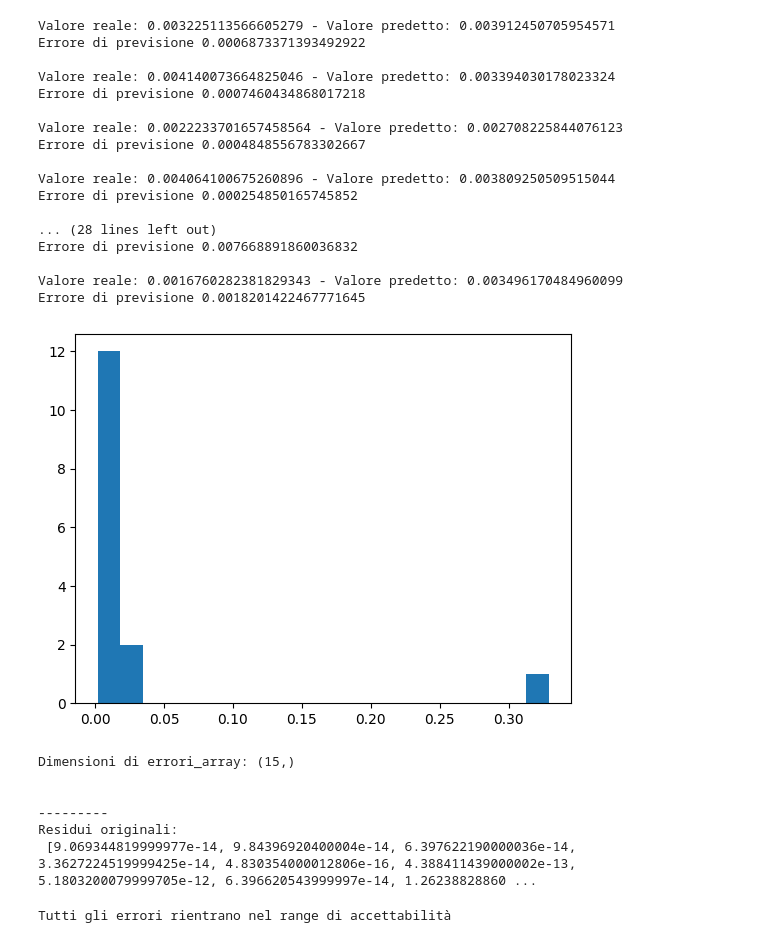
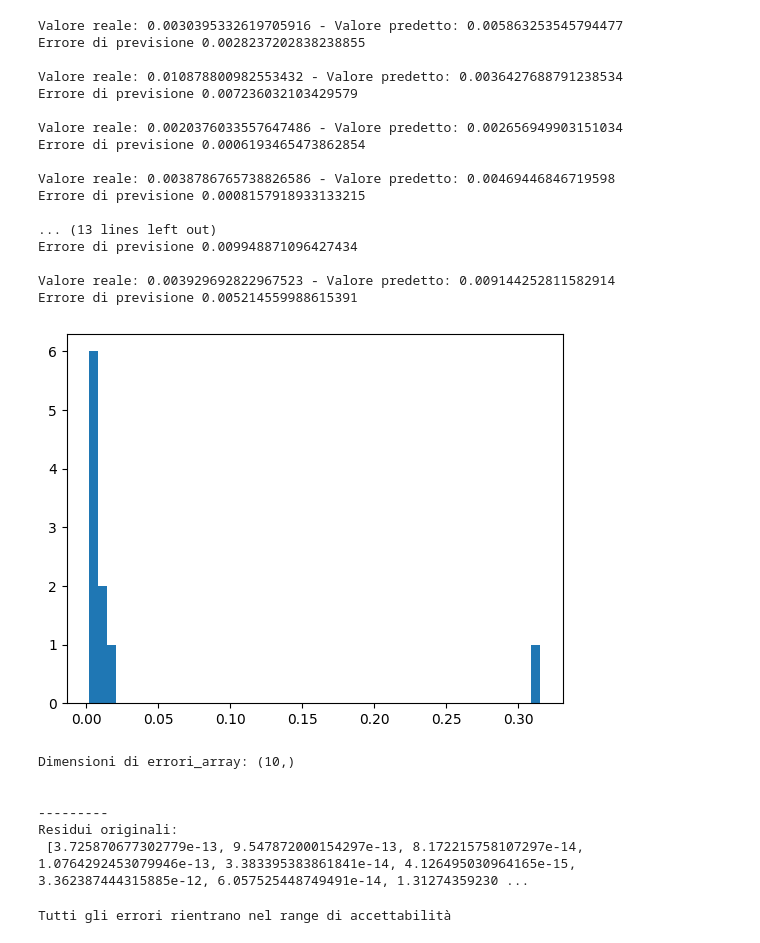
Before and after one commit to LorisMinetti/Permeability_Eval_AI, a Jupyter notebook: Notebook.ipynb, the cells around one changed output. Drawn from its saved outputs; the diff is of its cells as text; code cells hidden in the pictures.

```diff
--- a/Notebook.ipynb
+++ b/Notebook.ipynb
@@ -79,0 +45,4 @@ df_scaled.describe()
+# %%
+#### voglio rimuoveretutti i valori = 0 della colonna k_m2
+df = df[df.k_m2 != 0]
+print(df)
@@ -79,0 +164,3 @@ df_scaled.describe()
+# %%
+#voglio resettare gli indici di df
+df.reset_index(drop=True, inplace=True)
@@ -79,0 +187,28 @@ df_scaled.describe()
+# %%
+from sklearn.metrics import mean_squared_error
+from sklearn.model_selection import train_test_split
+from sklearn.linear_model import LinearRegression
+from sklearn.preprocessing import StandardScaler, MinMaxScaler
+from sklearn.ensemble import RandomForestRegressor
+import matplotlib.pyplot as plt
+import numpy as np
+from numpy import real
+
+# Seleziona le colonne da scalare (tutte eccetto 'k_m2')
+columns_to_scale = df.columns.difference(['k_m2'])
+
+#Standardizza i dati con lo scaler
+scaler = MinMaxScaler()
+
+# Standardizza solo le colonne selezionate
+scaled_data = scaler.fit_transform(df[columns_to_scale])
+
+# Crea un nuovo DataFrame con i dati scalati e riassegna le colonne non scalate
+df_scaled = pd.DataFrame(scaled_data, columns=columns_to_scale)
+
+# Riaggiungi la colonna 'k_m2' al DataFrame scalato
+df_scaled['k_m2'] = df['k_m2']
+
+# Stampa il DataFrame scalato
+print("DataFrame scalato:")
+print(df_scaled)
@@ -90,7 +243,6 @@ from sklearn.svm import SVR
 from sklearn.gaussian_process import GaussianProcessRegressor
 from sklearn.neural_network import MLPRegressor
 from xgboost import XGBRegressor
-from lightgbm import LGBMRegressor
 from sklearn.metrics import mean_squared_error
 import numpy as np
 import time
@@ -102,7 +254,7 @@ targets_X = df_scaled[['k_m2']]  # Colonne target
 
 # Suddivisione del dataset in set di addestramento e test
 
-X_train, X_test, y_train, y_test = train_test_split(features_X, targets_X, test_size=0.3, random_state=42)
+X_train, X_test, y_train, y_test = train_test_split(features_X, targets_X, test_size=0.2, random_state=42)
 
 # Lista degli algoritmi da testare
 algorithms = [
@@ -115,7 +267,6 @@ algorithms = [
     ("Gaussian Process Regressor", GaussianProcessRegressor()),
     ("MLP Regressor", MLPRegressor()),
     ("XGBoost Regressor", XGBRegressor()),
-    ("LGBM Regressor", LGBMRegressor()),
 ]
 
 # Definisci un dizionario per raccogliere i risultati
@@ -236,33 +379,33 @@ plt.hist(y_test, bins=20)
 # %%
-plt.hist(predict_k, bins=20)
+plt.hist(predict_k, bins=50)
 
 y_ravel = y_test.values.ravel()
 
 errori_list = []
 
 for a in range(0, len(y_test)):
     errori_list.append(abs(y_ravel[a] - predict_k[a]))
     print(f"Valore reale: {y_ravel[a]} - Valore predetto: {predict_k[a]} \n"
          f"Errore di previsione { abs(y_ravel[a] - predict_k[a]) } \n")
 # %% [output]
-Valore reale: 0.003225113566605279 - Valore predetto: 0.003912450705954571
-Errore di previsione 0.0006873371393492922
+Valore reale: 0.0030395332619705916 - Valore predetto: 0.005863253545794477
+Errore di previsione 0.0028237202838238855
 
-Valore reale: 0.004140073664825046 - Valore predetto: 0.003394030178023324
-Errore di previsione 0.0007460434868017218
+Valore reale: 0.010878800982553432 - Valore predetto: 0.0036427688791238534
+Errore di previsione 0.007236032103429579
 
-Valore reale: 0.0022233701657458564 - Valore predetto: 0.002708225844076123
-Errore di previsione 0.0004848556783302667
+Valore reale: 0.0020376033557647486 - Valore predetto: 0.002656949903151034
+Errore di previsione 0.0006193465473862854
 
-Valore reale: 0.004064100675260896 - Valore predetto: 0.003809250509515044
-Errore di previsione 0.000254850165745852
+Valore reale: 0.0038786765738826586 - Valore predetto: 0.00469446846719598
+Errore di previsione 0.0008157918933133215
 
-... (28 lines left out)
-Errore di previsione 0.007668891860036832
+... (13 lines left out)
+Errore di previsione 0.009948871096427434
 
-Valore reale: 0.0016760282381829343 - Valore predetto: 0.003496170484960099
-Errore di previsione 0.0018201422467771645
+Valore reale: 0.003929692822967523 - Valore predetto: 0.009144252811582914
+Errore di previsione 0.005214559988615391
-[figure, old version]
+[figure, new version]
 # %%
 #visualizzo gli errori di previsione "non scalati" (con i veri valori)
 
@@ -280,12 +423,12 @@ for i in range(len(errori_List)):
 print("\n\n---------\nResidui originali: \n", residui_originali)
 # Ora residui_originali contiene i residui de-standardizzati
 # %% [output]
-Dimensioni di errori_array: (15,)
+Dimensioni di errori_array: (10,)
 
 
 ---------
 Residui originali:
- [9.069344819999977e-14, 9.84396920400004e-14, 6.397622190000036e-14, 3.3627224519999425e-14, 4.830354000012806e-16, 4.388411439000002e-13, 5.1803200079999705e-12, 6.396620543999997e-14, 1.26238828860 ...
+ [3.725870677302779e-13, 9.547872000154297e-13, 8.172215758107297e-14, 1.0764292453079946e-13, 3.383395383861841e-14, 4.126495030964165e-15, 3.362387444315885e-12, 6.057525448749491e-14, 1.31274359230 ...
 # %%
 # In questa sezione devo verificare se il range di errore destandardizzato è accettabile
 # L'errore può essere accettabile se non supera il range di un'ordine di grandezza
```
Also changed, not shown: parts of 15 cells of this notebook, 1 other file.
